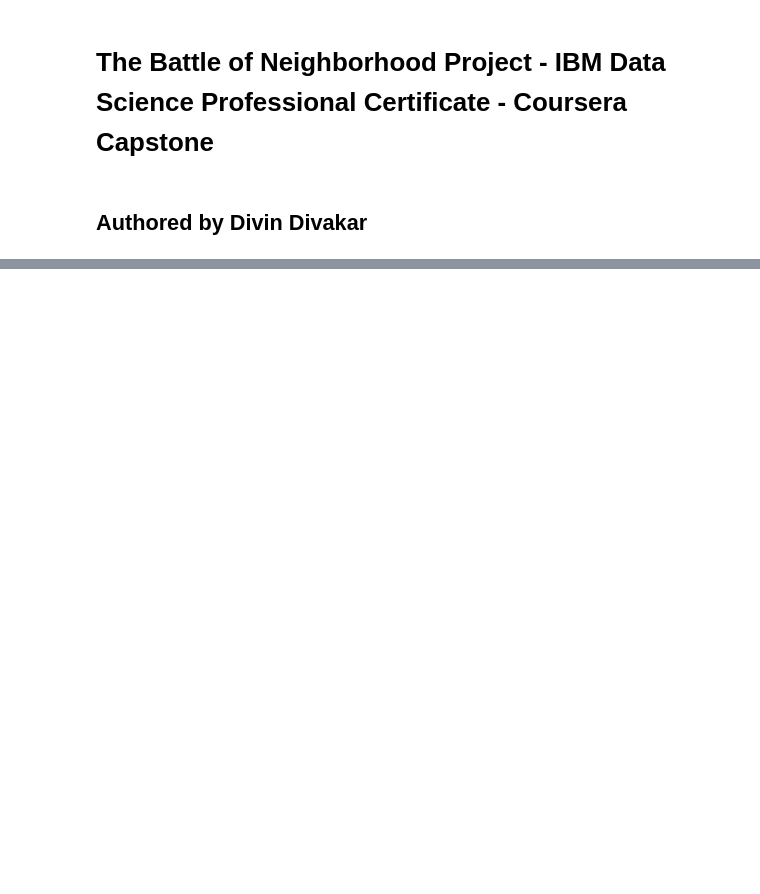
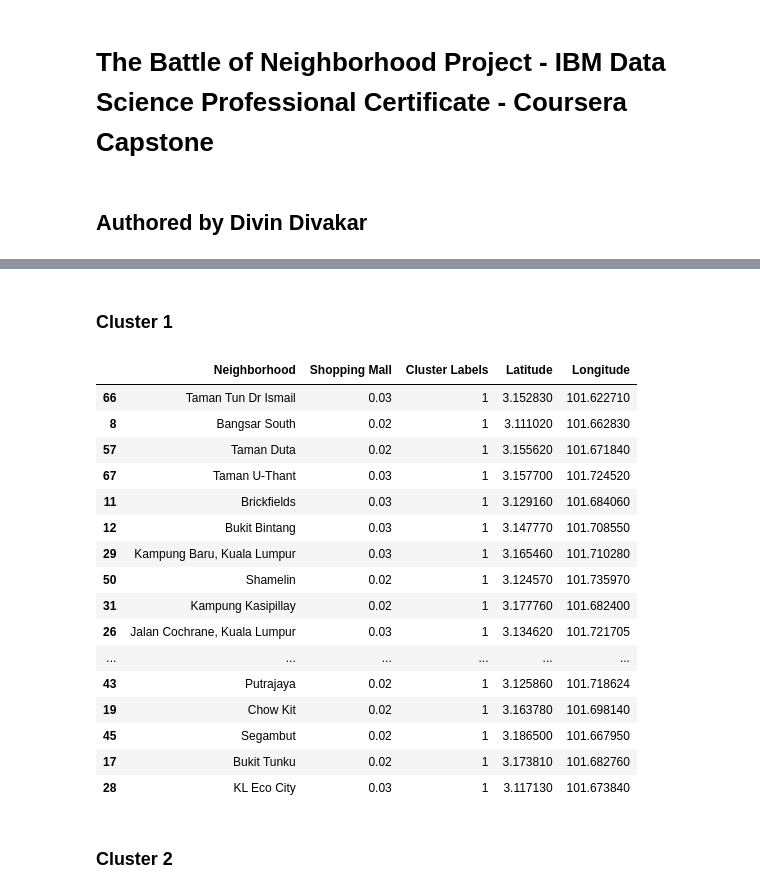
Before and after one commit to divindivakar/Coursera_Capstone, a Jupyter notebook: The Battle of Neighborhood.ipynb, the cells around one changed output, grey strips where cells are left out. Saved outputs shown, nothing was run; the diff lists cells and outputs as text; code cells hidden in the pictures; blank space fills up the shorter version.

```diff
--- a/The Battle of Neighborhood.ipynb
+++ b/The Battle of Neighborhood.ipynb
@@ -157,0 +450,24 @@ neighborhoods_venues_sorted.head()
+# %% [markdown]
+### Cluster 1
+# %%
+kl_merged.loc[kl_merged['Cluster Labels'] == 1]
+# %% [output]
+|  | Neighborhood | Shopping Mall | Cluster Labels | Latitude | Longitude |
+| 66 | Taman Tun Dr Ismail | 0.03 | 1 | 3.152830 | 101.622710 |
+| 8 | Bangsar South | 0.02 | 1 | 3.111020 | 101.662830 |
+| 57 | Taman Duta | 0.02 | 1 | 3.155620 | 101.671840 |
+| 67 | Taman U-Thant | 0.03 | 1 | 3.157700 | 101.724520 |
+| 11 | Brickfields | 0.03 | 1 | 3.129160 | 101.684060 |
+| 12 | Bukit Bintang | 0.03 | 1 | 3.147770 | 101.708550 |
+| 29 | Kampung Baru, Kuala Lumpur | 0.03 | 1 | 3.165460 | 101.710280 |
+| 50 | Shamelin | 0.02 | 1 | 3.124570 | 101.735970 |
+| 31 | Kampung Kasipillay | 0.02 | 1 | 3.177760 | 101.682400 |
+| 26 | Jalan Cochrane, Kuala Lumpur | 0.03 | 1 | 3.134620 | 101.721705 |
+| ... | ... | ... | ... | ... | ... |
+| 43 | Putrajaya | 0.02 | 1 | 3.125860 | 101.718624 |
+| 19 | Chow Kit | 0.02 | 1 | 3.163780 | 101.698140 |
+| 45 | Segambut | 0.02 | 1 | 3.186500 | 101.667950 |
+| 17 | Bukit Tunku | 0.02 | 1 | 3.173810 | 101.682760 |
+| 28 | KL Eco City | 0.03 | 1 | 3.117130 | 101.673840 |
+# %% [markdown]
+### Cluster 2
```
Also changed, not shown: parts of 68 cells of this notebook.
